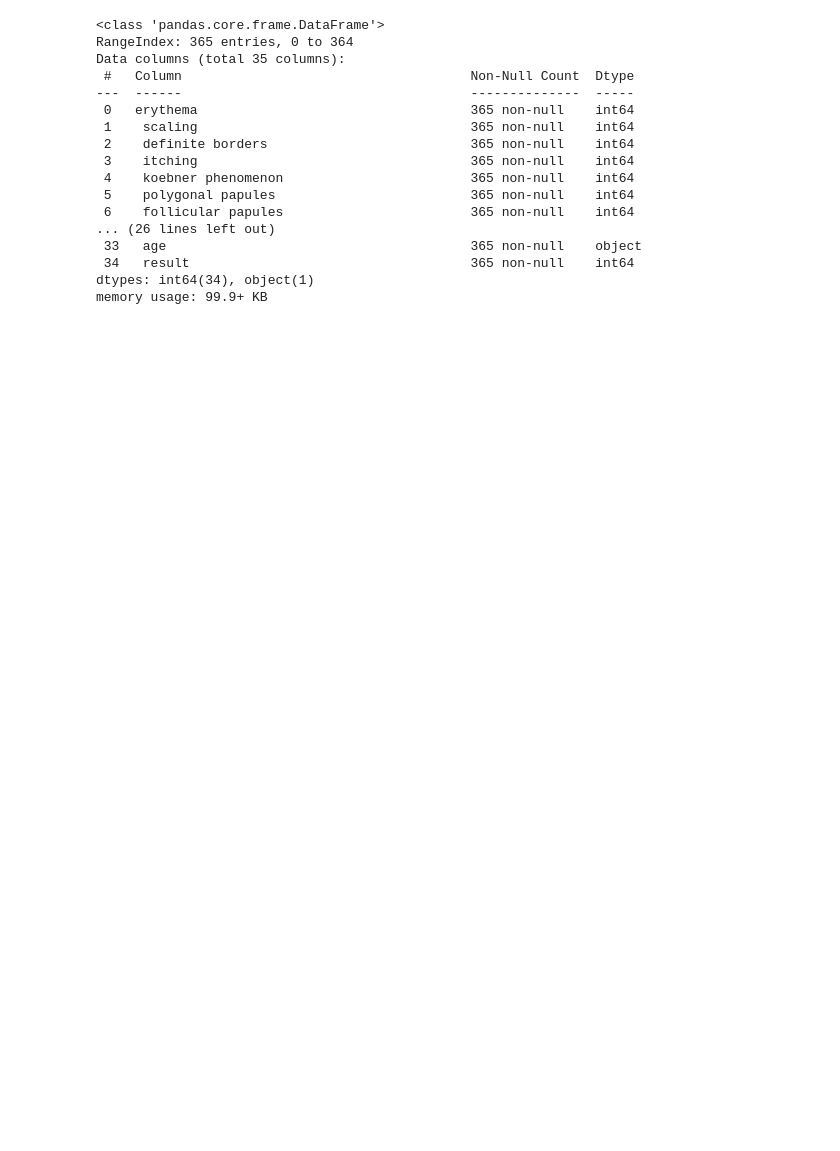
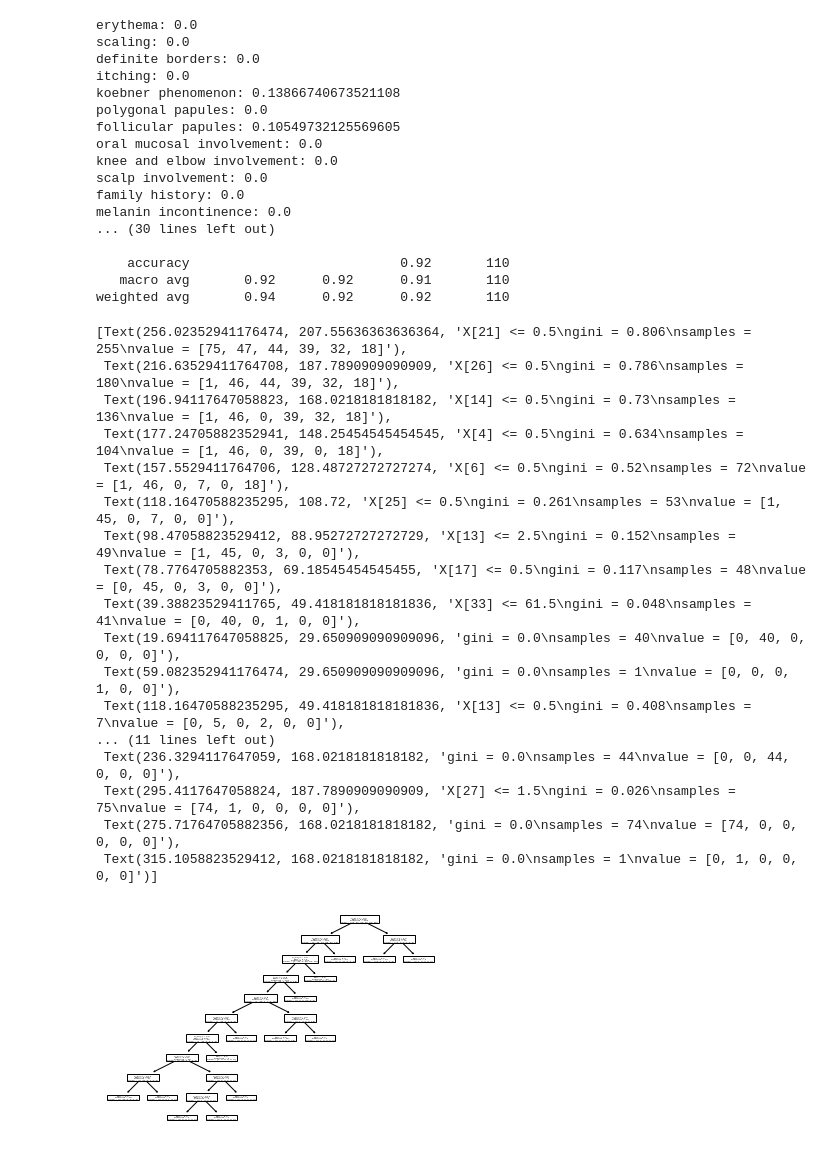
Before and after one commit to PedroPMS/in-ml-python, a Jupyter notebook: jupyter.ipynb, the cells around one changed output. Drawn from its saved outputs; the diff is of its cells as text; code cells hidden in the pictures; blank space fills up the shorter version.

Commit message:
criando a arvore de decisao

```diff
--- a/jupyter.ipynb
+++ b/jupyter.ipynb
@@ -1,30 +1,56 @@
 # %%
-from sklearn.tree import DecisionTreeClassifier
-import csv
+from sklearn.tree import DecisionTreeClassifier, plot_tree
+from sklearn.model_selection import train_test_splitffrom sklearn import metrics
 import pandas as pd
 import tratarDados
 
 tratarDados.tratarDados()
 
 dados = pd.read_csv('./dermatology.data')
+dados_treino, dados_teste, resultados_treino, resultados_teste = train_test_split(dados.drop('result',axis=1),dados['result'],test_size=0.3)
 
-dados.head()
-dados.info()
+arvore = DecisionTreeClassifier()
+arvore = arvore.fit(dados_treino, resultados_treino)
+
+for feature,importancia in zip(dados.columns,arvore.feature_importances_):
+    print("{}: {}".format(feature, importancia))
+
+resultadoPredicao = arvore.predict(dados_teste)
+print(metrics.classification_report(resultados_teste, resultadoPredicao))
+plot_tree(arvore)
 # %% [output]
-<class 'pandas.core.frame.DataFrame'>
-RangeIndex: 365 entries, 0 to 364
-Data columns (total 35 columns):
- #   Column                                     Non-Null Count  Dtype
----  ------                                     --------------  -----
- 0   erythema                                   365 non-null    int64
- 1    scaling                                   365 non-null    int64
- 2    definite borders                          365 non-null    int64
- 3    itching                                   365 non-null    int64
- 4    koebner phenomenon                        365 non-null    int64
- 5    polygonal papules                         365 non-null    int64
- 6    follicular papules                        365 non-null    int64
-... (26 lines left out)
- 33   age                                       365 non-null    object
- 34   result                                    365 non-null    int64
-dtypes: int64(34), object(1)
-memory usage: 99.9+ KB
+erythema: 0.0
+scaling: 0.0
+definite borders: 0.0
+itching: 0.0
+koebner phenomenon: 0.13866740673521108
+polygonal papules: 0.0
+follicular papules: 0.10549732125569605
+oral mucosal involvement: 0.0
+knee and elbow involvement: 0.0
+scalp involvement: 0.0
+family history: 0.0
+melanin incontinence: 0.0
+... (30 lines left out)
+
+    accuracy                           0.92       110
+   macro avg       0.92      0.92      0.91       110
+weighted avg       0.94      0.92      0.92       110
+[Text(256.02352941176474, 207.55636363636364, 'X[21] <= 0.5\ngini = 0.806\nsamples = 255\nvalue = [75, 47, 44, 39, 32, 18]'),
+ Text(216.63529411764708, 187.7890909090909, 'X[26] <= 0.5\ngini = 0.786\nsamples = 180\nvalue = [1, 46, 44, 39, 32, 18]'),
+ Text(196.94117647058823, 168.0218181818182, 'X[14] <= 0.5\ngini = 0.73\nsamples = 136\nvalue = [1, 46, 0, 39, 32, 18]'),
+ Text(177.24705882352941, 148.25454545454545, 'X[4] <= 0.5\ngini = 0.634\nsamples = 104\nvalue = [1, 46, 0, 39, 0, 18]'),
+ Text(157.5529411764706, 128.48727272727274, 'X[6] <= 0.5\ngini = 0.52\nsamples = 72\nvalue = [1, 46, 0, 7, 0, 18]'),
+ Text(118.16470588235295, 108.72, 'X[25] <= 0.5\ngini = 0.261\nsamples = 53\nvalue = [1, 45, 0, 7, 0, 0]'),
+ Text(98.47058823529412, 88.95272727272729, 'X[13] <= 2.5\ngini = 0.152\nsamples = 49\nvalue = [1, 45, 0, 3, 0, 0]'),
+ Text(78.7764705882353, 69.18545454545455, 'X[17] <= 0.5\ngini = 0.117\nsamples = 48\nvalue = [0, 45, 0, 3, 0, 0]'),
+ Text(39.38823529411765, 49.418181818181836, 'X[33] <= 61.5\ngini = 0.048\nsamples = 41\nvalue = [0, 40, 0, 1, 0, 0]'),
+ Text(19.694117647058825, 29.650909090909096, 'gini = 0.0\nsamples = 40\nvalue = [0, 40, 0, 0, 0, 0]'),
+ Text(59.082352941176474, 29.650909090909096, 'gini = 0.0\nsamples = 1\nvalue = [0, 0, 0, 1, 0, 0]'),
+ Text(118.16470588235295, 49.418181818181836, 'X[13] <= 0.5\ngini = 0.408\nsamples = 7\nvalue = [0, 5, 0, 2, 0, 0]'),
+... (11 lines left out)
+ Text(236.3294117647059, 168.0218181818182, 'gini = 0.0\nsamples = 44\nvalue = [0, 0, 44, 0, 0, 0]'),
+ Text(295.4117647058824, 187.7890909090909, 'X[27] <= 1.5\ngini = 0.026\nsamples = 75\nvalue = [74, 1, 0, 0, 0, 0]'),
+ Text(275.71764705882356, 168.0218181818182, 'gini = 0.0\nsamples = 74\nvalue = [74, 0, 0, 0, 0, 0]'),
+ Text(315.1058823529412, 168.0218181818182, 'gini = 0.0\nsamples = 1\nvalue = [0, 1, 0, 0, 0, 0]')]
+[figure, added]
```
Also changed, not shown: 4 other files.
